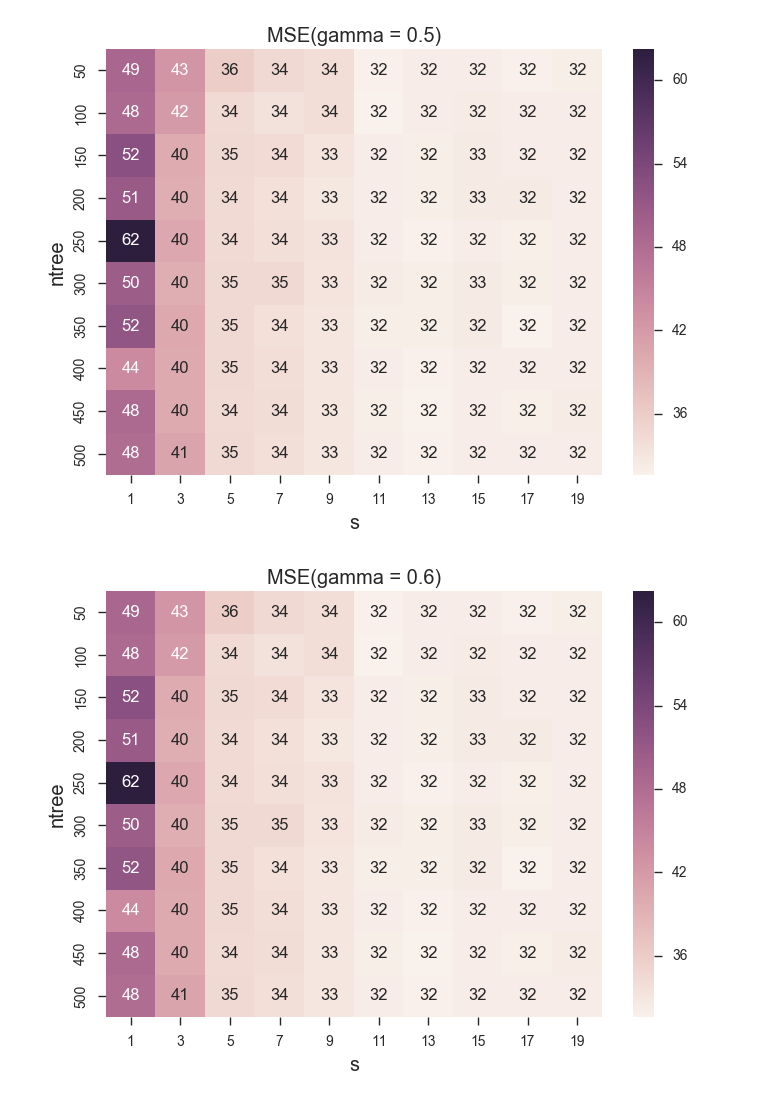
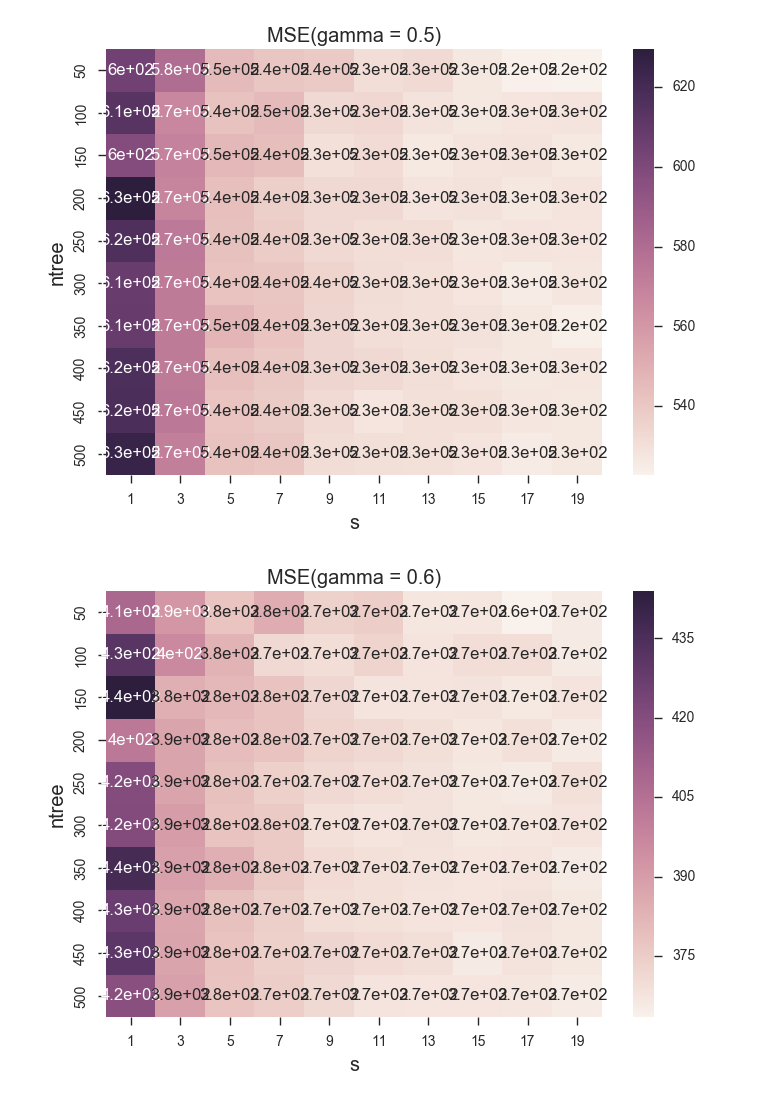
Before and after one commit to zihaoxu/BLB-RF-Simulation, a Jupyter notebook: Heatmap.ipynb, the cells around one changed output. Cells and saved outputs as stored; diff of their text form; code cells hidden in the pictures.

```diff
--- a/Heatmap.ipynb
+++ b/Heatmap.ipynb
@@ -10,7 +10,7 @@ params = {'axes.labelsize': 'large',
           'axes.titlesize':'large'}       ###'axes.titlesize':'xx-large'
 pylab.rcParams.update(params)
 # %%
-df = pd.read_csv('/Users/zihaoxu/R_repos/BLB-RF-Sim/CSV/heatmap_clustered_0.50.6.csv')
+df = pd.read_csv('/Users/zihaoxu/R_repos/BLB-RF-Sim/CSV/heatmap_cosine.csv')
 if 'Unnamed: 0' in list(df):
         df.drop('Unnamed: 0', axis = 1, inplace = True)
 # %%
@@ -37,12 +25,11 @@ df
-# %%
-df5 = df[df.gamma==0.6]
 # %%
-for ga in [.5,.6]:
+for ga in df.gamma.unique():
+    df5 = df[df.gamma==ga]
     MSE_data = df5.pivot(index = 'ntree', columns = 's', values = 'MSE')
     sns.heatmap(MSE_data,annot = True)
     plt.title('MSE(gamma = ' + str(ga) + ')')
-    plt.savefig('/Users/zihaoxu/R_repos/BLB-RF-Sim/Plots/MSE~ntreeXs'+str(ga)+'.png', dpi = 300, fmt = 'png')
+    #plt.savefig('/Users/zihaoxu/R_repos/BLB-RF-Sim/Plots/MSE~ntreeXs'+str(ga)+'.png', dpi = 300, fmt = 'png')
     plt.show()
 # %% [output]
-[figure, old version]
+[figure, new version]
-[figure, old version]
+[figure, new version]
```
Also changed, not shown: parts of 3 cells of this notebook, 28 other files.
